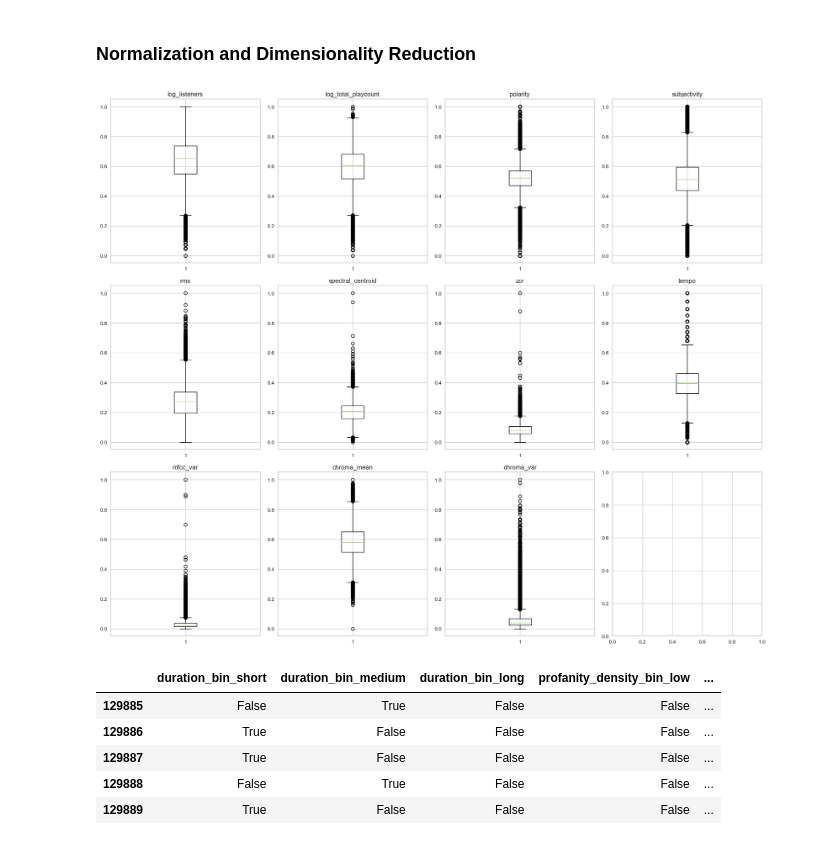
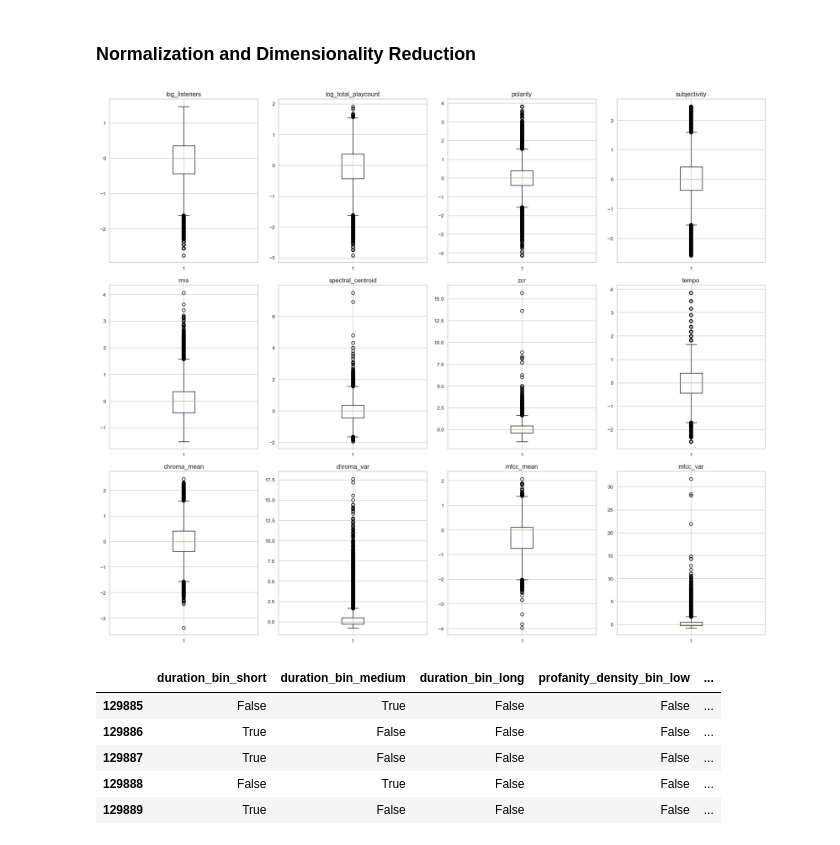
Before and after one commit to LauWyeRock/RecommendationSystem, a Jupyter notebook: Data/EDA_latest.ipynb, the cells around one changed output. Drawn from its saved outputs; the diff is of its cells as text; code cells hidden in the pictures.

```diff
--- a/Data/EDA_latest.ipynb
+++ b/Data/EDA_latest.ipynb
@@ -269,7 +268,3 @@ songs_all.head()
 | 2 | The Games We Play | Pusha T | 270156.0 | 2858530.0 | [hardcore hip hop, rap, Energetic... | 0.022523 | ... |
 | 3 | Buffalo Replaced | Mitski | 260613.0 | 1567117.0 | [singer-songwriter, folk rock, sl... | 0.008264 | ... |
 | 4 | GODS | League of Legends, NewJeans | 10217.0 | 116258.0 | [] | 0.000000 | ... |
-# %%
-songs_all['mfcc_features'] = songs_all['mfcc'].apply(lambda x: np.array(x).flatten())
-mfcc_features = np.stack(songs_all['mfcc_features'])
-mfcc_features
@@ -307,6 +288,12 @@ def feature_scaling(ls):
 songs_all['mfcc_scaled'] = songs_all['mfcc'].apply(feature_scaling)
 songs_all['chroma_scaled'] = songs_all['chroma'].apply(feature_scaling)
 # songs_all.head()
+# %%
+songs_all['mfcc_features'] = songs_all['mfcc_scaled'].apply(lambda x: np.array(x).flatten())
+mfcc_features = np.stack(songs_all['mfcc_features'])
+mfcc_features = pd.DataFrame(mfcc_features)
+mfcc_features.columns = [f'mfcc_{i+1}' for i in range(mfcc_features.shape[1])]
+# mfcc_features.min()
 # %%
 # handling outliers which may interfere with the performance of ML algorithm
 songs_all.describe().transpose()
@@ -436,23 +423,28 @@ len(ranked_categories_dict)
 # %%
 # numerical_features = ['listeners', 'total_playcount', 'profanity_density', 'polarity', 'subjectivity', 'rms',  'spectral_centroid', 'zcr', 'tempo', 'duration', 'mfcc_mean', 'mfcc_var', 'chroma_mean', 'chroma_var']
 #  feature scaling
-normalize_features = ['log_listeners', 'log_total_playcount', 'polarity', 'subjectivity', 'rms',  'spectral_centroid', 'zcr', 'tempo', 'mfcc_var', 'chroma_mean', 'chroma_var']
+normalize_features = ['log_listeners', 'log_total_playcount', 'polarity', 'subjectivity', 'rms',  'spectral_centroid', 'zcr', 'tempo',
+                      'chroma_mean', 'chroma_var',
+                      'mfcc_mean', 'mfcc_var'
+                      ]
 songs_all_normalize = songs_all[normalize_features].copy()
-scaler = MinMaxScaler()
+# scaler = MinMaxScaler()
+# scaler = RobustScaler()
+scaler = RobustScaler(quantile_range = (20,80))
 
 for i in songs_all[normalize_features].columns:
   songs_all_normalize[i] = scaler.fit_transform(songs_all_normalize[[i]])
 
 # visualize the values after scaling
 fig, axs = plt.subplots(nrows=3, ncols=4, figsize=(18, 15))
 axs = axs.flatten()
 for i, feature in enumerate(songs_all_normalize.columns):
     axs[i].boxplot(songs_all_normalize[feature])
     axs[i].set_title(feature)
 plt.tight_layout()
 plt.show()
 # %% [output]
-[figure, old version]
+[figure, new version]
 # %%
 # since profanity_density and duration have many unique values, it makes sense to convert them into categorical using bins
 # low: 0 - 33%
```
Also changed, not shown: parts of 19 cells of this notebook, 1 other file.
